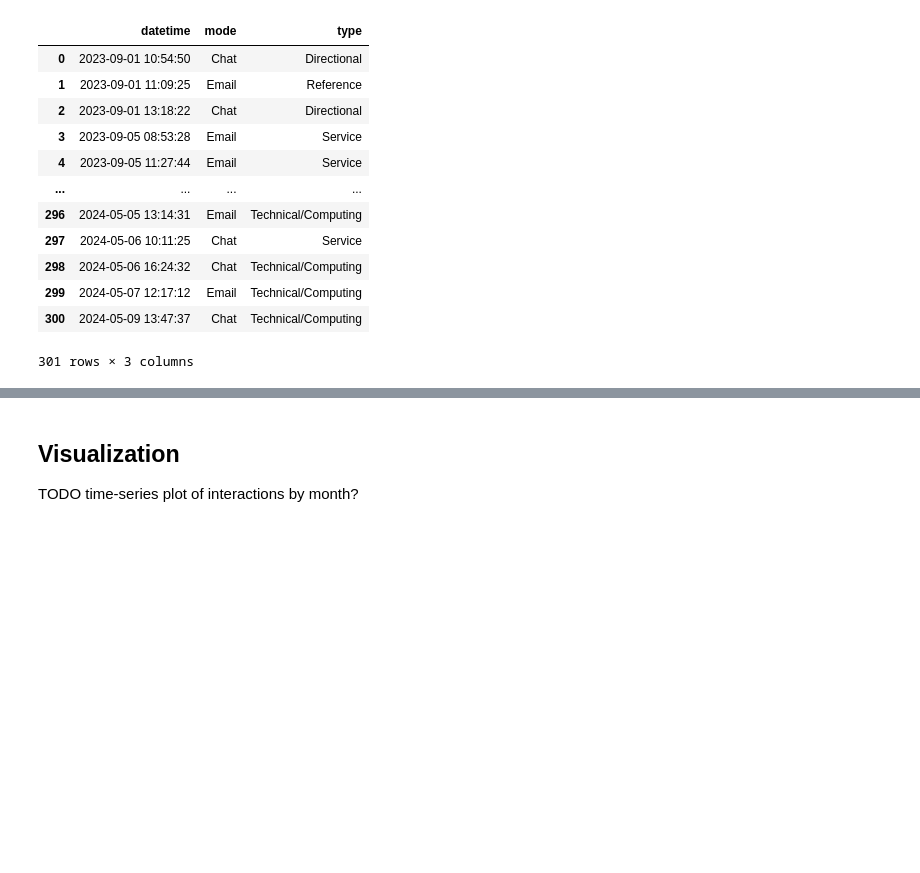
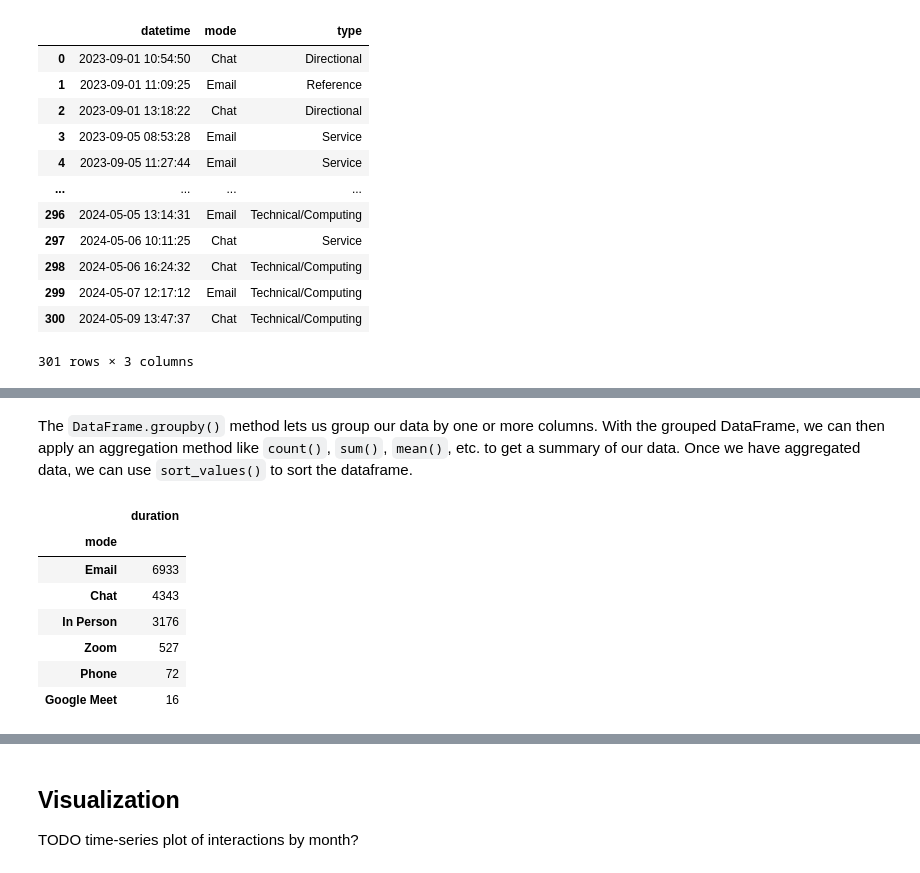
Before and after one commit to phette23/c4l24-python4lib, a Jupyter notebook: docs/pandas.ipynb, the cells around one changed output, grey strips where cells are left out. Saved outputs shown, nothing was run; the diff lists cells and outputs as text; code cells hidden in the pictures; blank space fills up the shorter version.

Commit message:
feat: pandas aggregation

```diff
--- a/docs/pandas.ipynb
+++ b/docs/pandas.ipynb
@@ -272,0 +284,14 @@ TODO count interactions by user, mode, and/or type
+# %% [markdown]
+The `DataFrame.groupby()` method lets us group our data by one or more columns. With the grouped DataFrame, we can then apply an aggregation method like `count()`, `sum()`, `mean()`, etc. to get a summary of our data. Once we have aggregated data, we can use `sort_values()` to sort the dataframe.
+# %%
+# total minutes spent in each mode, without numeric_only we get an error because the datetime column is not summable
+df.groupby("mode").sum(numeric_only=True).sort_values("duration", ascending=False)
+# %% [output]
+|  | duration |
+| mode |  |
+| Email | 6933 |
+| Chat | 4343 |
+| In Person | 3176 |
+| Zoom | 527 |
+| Phone | 72 |
+| Google Meet | 16 |
```
Also changed, not shown: parts of 5 cells of this notebook.
